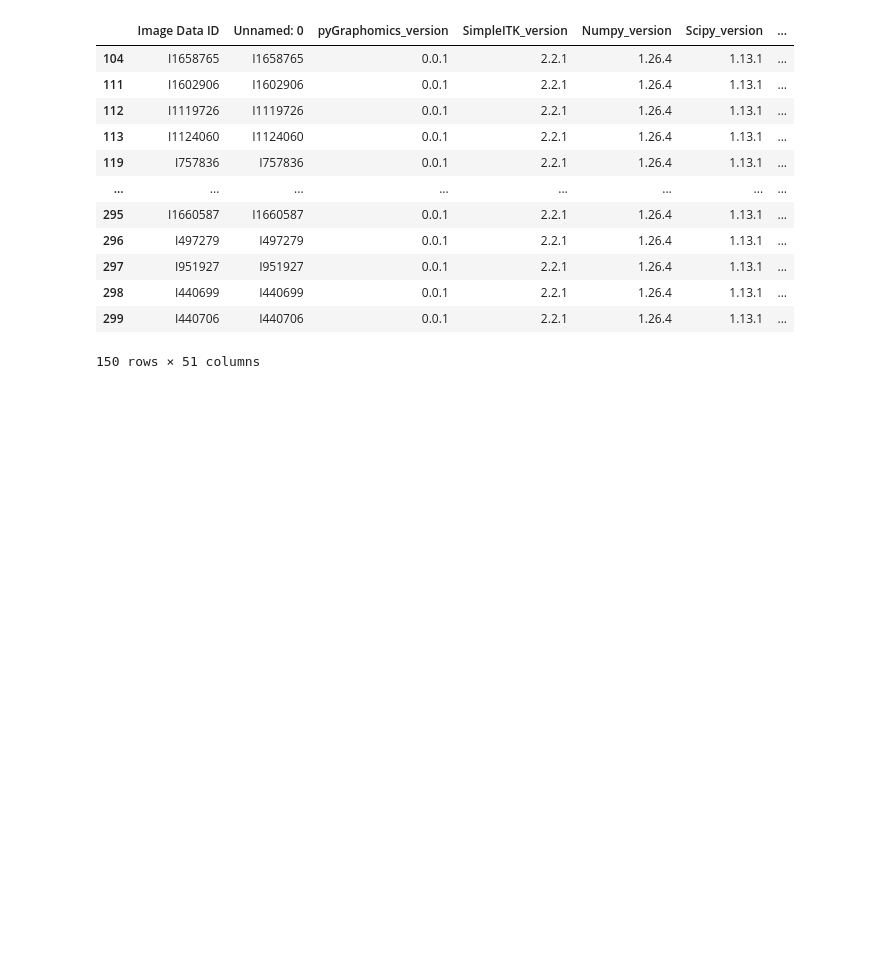
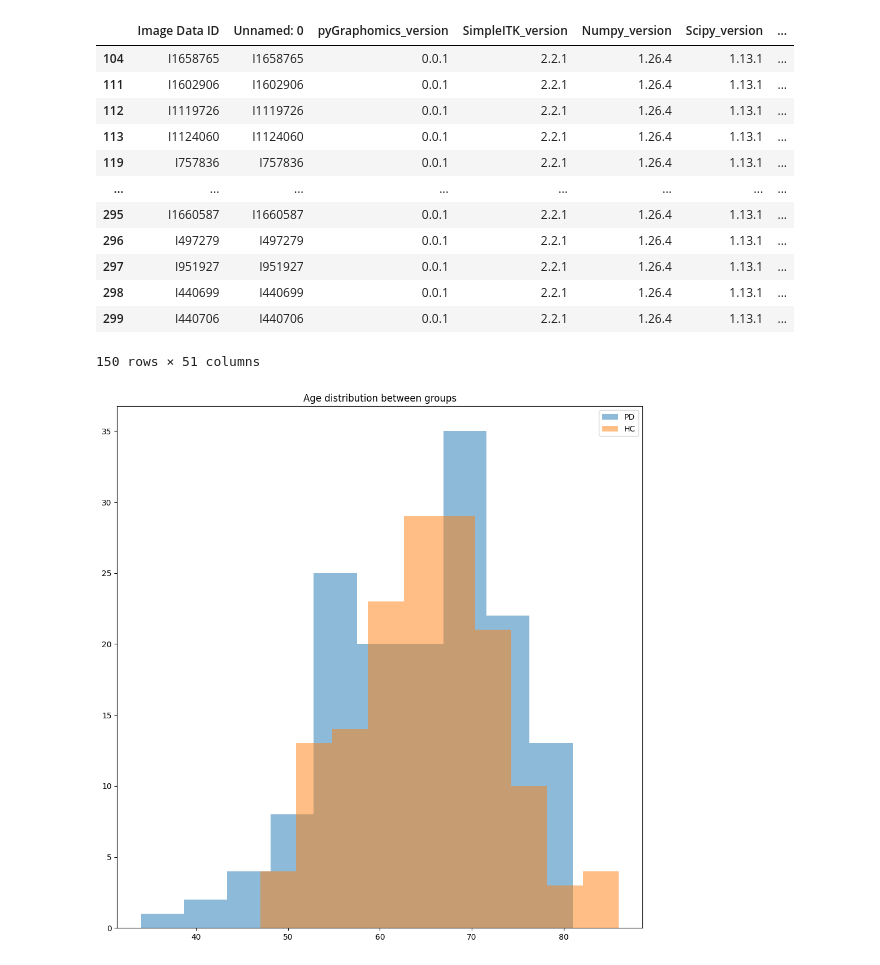
Before and after one commit to DePasquale99/MRI-network, a Jupyter notebook: classification_preprocessing.ipynb, the cells around one changed output. Cells and saved outputs as stored; diff of their text form; code cells hidden in the pictures; blank space fills up the shorter version.

```diff
--- a/classification_preprocessing.ipynb
+++ b/classification_preprocessing.ipynb
@@ -116,3 +413,13 @@ Healthy
 | 298 | I440699 | I440699 | 0.0.1 | 2.2.1 | 1.26.4 | 1.13.1 | ... |
 | 299 | I440706 | I440706 | 0.0.1 | 2.2.1 | 1.26.4 | 1.13.1 | ... |
 150 rows × 51 columns
+# %%
+plt.figure(figsize=(12, 12))
+
+plt.title('Age distribution between groups')
+plt.hist(Parkinsons['Age'], alpha = 0.5, label='PD')
+plt.hist(Healthy['Age'], alpha = 0.5, label='HC')
+plt.legend()
+plt.show()
+# %% [output]
+[figure, added]
```
Also changed, not shown: parts of 11 cells of this notebook.
